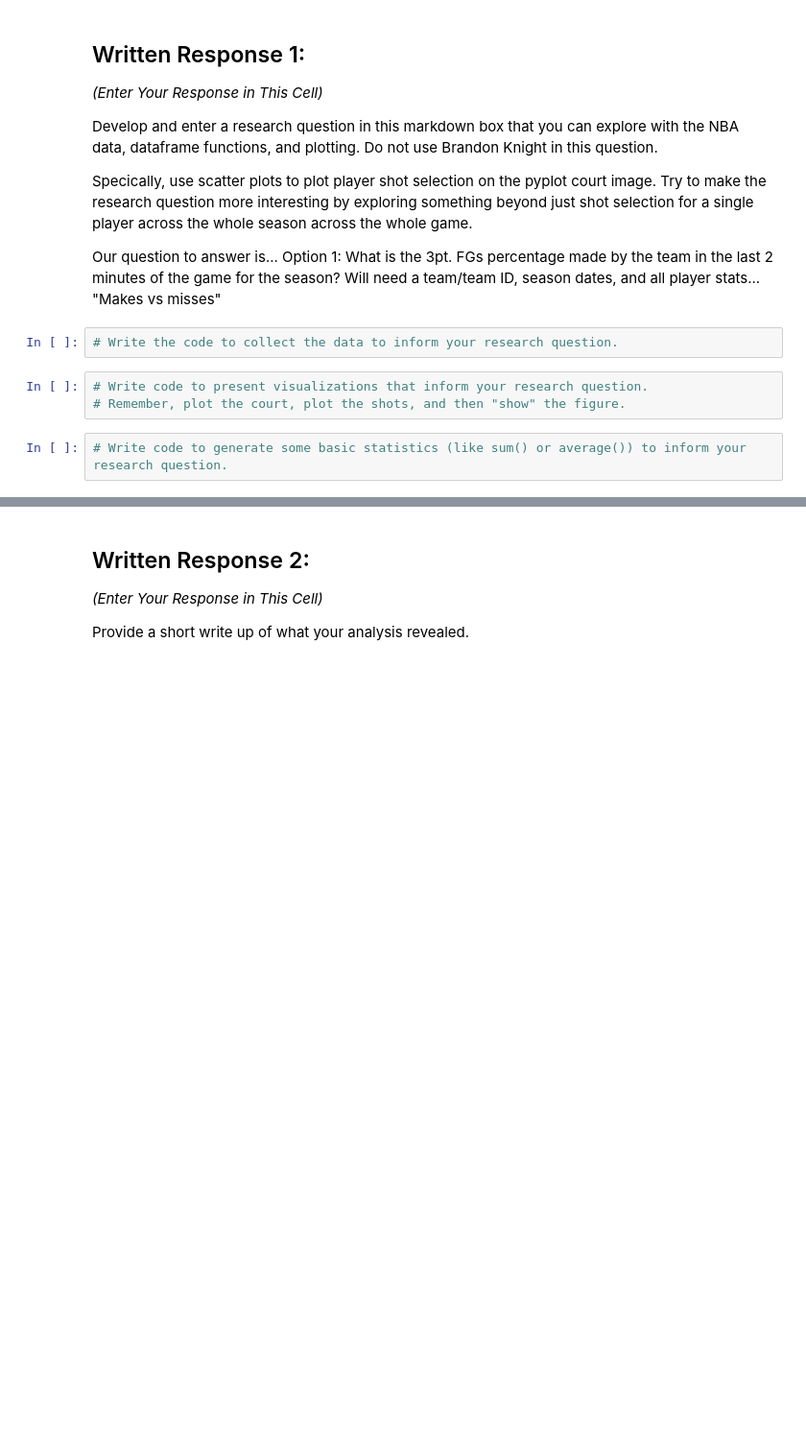
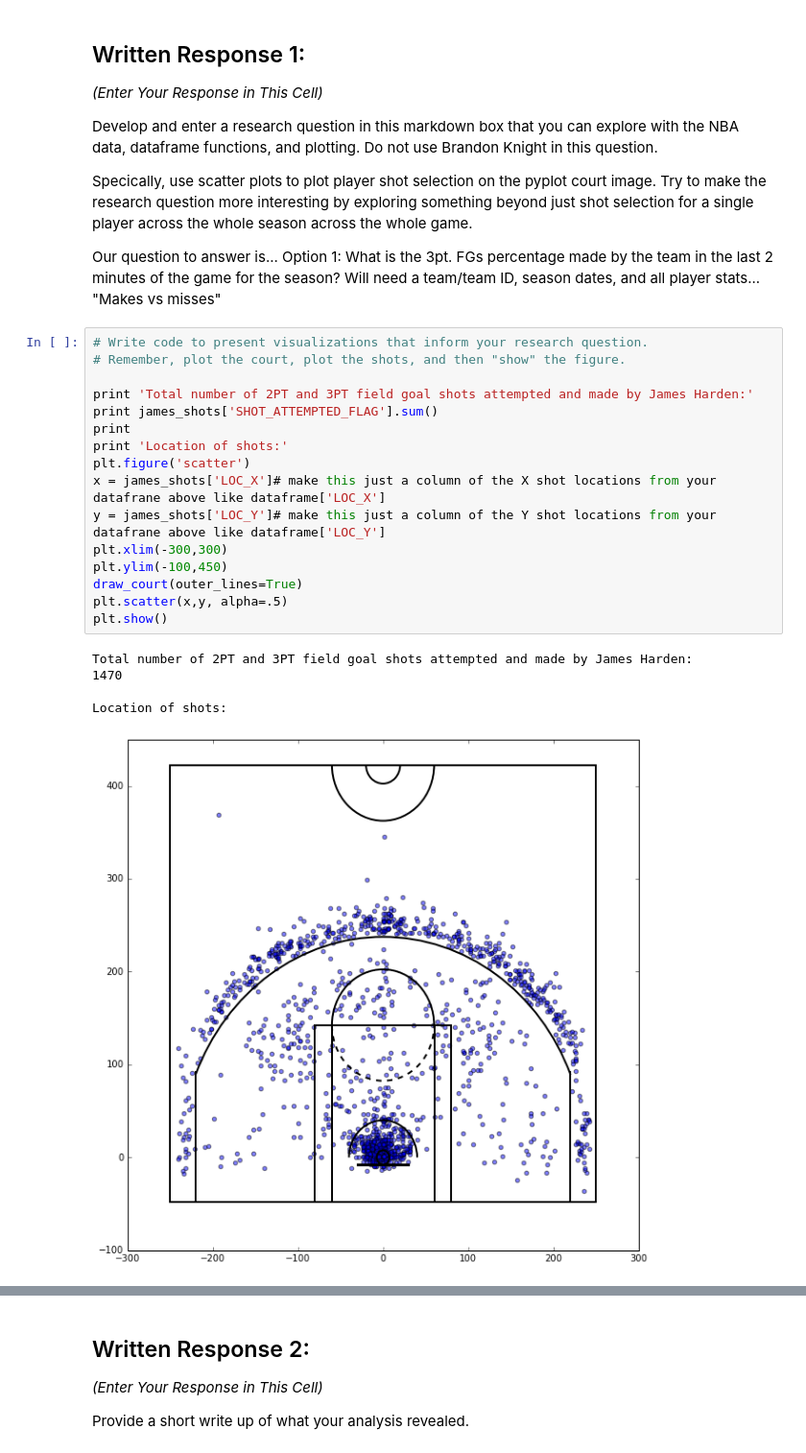
Before and after one commit to cdean00/big_data, a Jupyter notebook: week_2/Week_2_Exercise_Group_6.ipynb, the cells around one changed output, grey strips where cells are left out. Shown: that part at 96% size. Drawn from its saved outputs; the diff is of its cells as text; blank space fills up the shorter version.

```diff
--- a/week_2/Week_2_Exercise_Group_6.ipynb
+++ b/week_2/Week_2_Exercise_Group_6.ipynb
@@ -158,10 +169,25 @@ Option 1:
 What is the 3pt. FGs percentage made by the team in the last 2 minutes of the game for the season?
 Will need a team/team ID, season dates, and all player stats...
 "Makes vs misses"
-# %%
-# Write the code to collect the data to inform your research question.
-# %%
-# Write code to present visualizations that inform your research question.
-# Remember, plot the court, plot the shots, and then "show" the figure.
-# %%
-# Write code to generate some basic statistics (like sum() or average()) to inform your research question.
+# %%
+# Write code to present visualizations that inform your research question.
+# Remember, plot the court, plot the shots, and then "show" the figure.
+
+print 'Total number of 2PT and 3PT field goal shots attempted and made by James Harden:'
+print james_shots['SHOT_ATTEMPTED_FLAG'].sum()
+print
+print 'Location of shots:'
+plt.figure('scatter')
+x = james_shots['LOC_X']# make this just a column of the X shot locations from your datafrane above like dataframe['LOC_X']
+y = james_shots['LOC_Y']# make this just a column of the Y shot locations from your datafrane above like dataframe['LOC_Y']
+plt.xlim(-300,300)
+plt.ylim(-100,450)
+draw_court(outer_lines=True)
+plt.scatter(x,y, alpha=.5)
+plt.show()
+# %% [output]
+Total number of 2PT and 3PT field goal shots attempted and made by James Harden:
+1470
+
+Location of shots:
+[figure, added]
```
Also changed, not shown: parts of 7 cells of this notebook.
